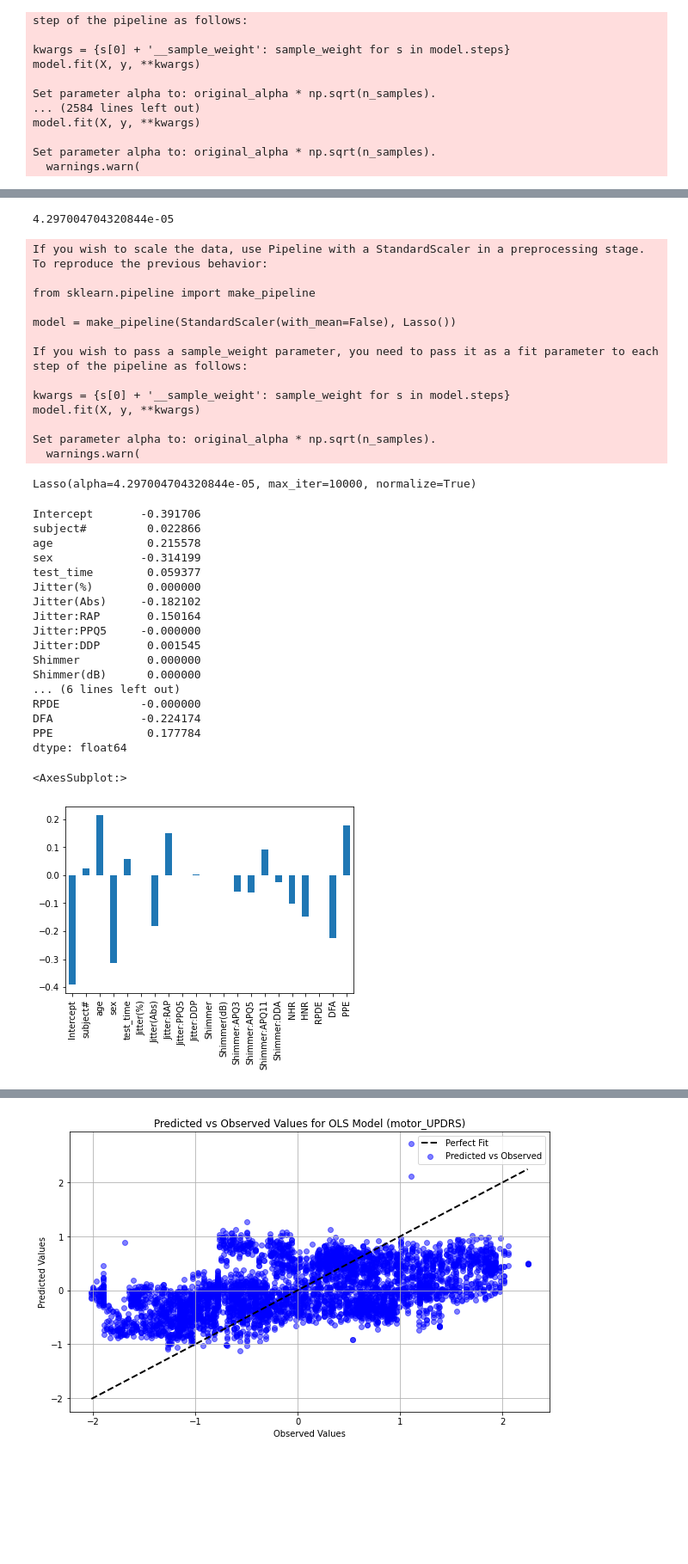
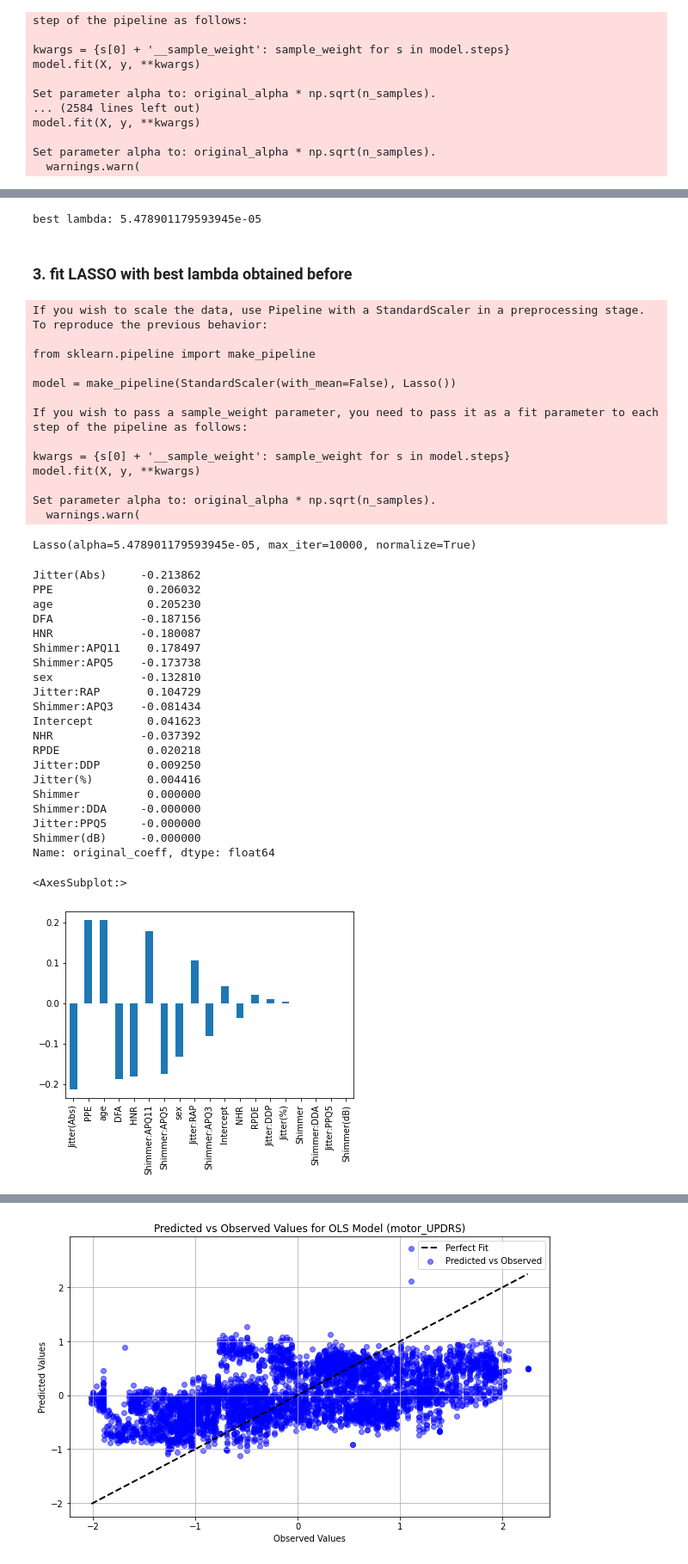
Before and after one commit to YiningMa0822/Advanced_Data_Analysis_5291, a Jupyter notebook: LASSO.ipynb, the cells around one changed output, grey strips where cells are left out. Shown at 86% size. Saved outputs shown, nothing was run; the diff lists cells and outputs as text; code cells hidden in the pictures; blank space fills up the shorter version.

Commit message:
Drop "subject" and "test_time", and add comments

```diff
--- a/LASSO.ipynb
+++ b/LASSO.ipynb
@@ -10,9 +10,9 @@ import statsmodels.stats.api as sms
 # %%
 # load data
 os.chdir('C:/Users/Mayin\Documents/1GRADUATE/1. Study/2. 24Spring/5291 Aadvanced Statistical Analysis/5291 Project/')
-x_train = pd.read_csv('x_train_scale.csv')
+x_train = pd.read_csv('x_train_scale.csv').drop(['test_time', 'subject#'], axis=1)
 y_train = pd.read_csv('y_train_scale.csv')
-x_test = pd.read_csv('x_test_scale.csv')
+x_test = pd.read_csv('x_test_scale.csv').drop(['test_time', 'subject#'], axis=1)
 y_test = pd.read_csv('y_test_scale.csv')
 # %%
 # data summary
@@ -300,9 +298,11 @@ Set parameter alpha to: original_alpha * np.sqrt(n_samples).
 # %%
 # best lambda
 lasso_best_alpha = lasso_cv.alpha_
-print(lasso_best_alpha)
+print("best lambda:", lasso_best_alpha)
 # %% [output]
-4.297004704320844e-05
+best lambda: 5.478901179593945e-05
+# %% [markdown]
+### 3. fit LASSO with best lambda obtained before
 # %%
 # LASSO modeling with best lambda
 lasso = Lasso(alpha=lasso_best_alpha, normalize=True, max_iter=10000)
@@ -321,32 +321,43 @@ model.fit(X, y, **kwargs)
 
 Set parameter alpha to: original_alpha * np.sqrt(n_samples).
   warnings.warn(
-Lasso(alpha=4.297004704320844e-05, max_iter=10000, normalize=True)
+Lasso(alpha=5.478901179593945e-05, max_iter=10000, normalize=True)
 # %%
 # return coefficients
 lasso_coeff = pd.Series(index=['Intercept'] + x_train.columns.tolist(), data=[lasso.intercept_] + lasso.coef_.tolist())
-print(lasso_coeff)
+df = pd.DataFrame({
+    'original_coeff': lasso_coeff,
+    'abs_coeff': lasso_coeff.abs()
+})
+
+sorted_lasso_coeff = df.sort_values(by='abs_coeff', ascending=False)['original_coeff']
+
+print(sorted_lasso_coeff)
+# 按照绝对值从打到小排列，越靠前越重要
 # %% [output]
-Intercept       -0.391706
-subject#         0.022866
-age              0.215578
-sex             -0.314199
-test_time        0.059377
-Jitter(%)        0.000000
-Jitter(Abs)     -0.182102
-Jitter:RAP       0.150164
+Jitter(Abs)     -0.213862
+PPE              0.206032
+age              0.205230
+DFA             -0.187156
+HNR             -0.180087
+Shimmer:APQ11    0.178497
+Shimmer:APQ5    -0.173738
+sex             -0.132810
+Jitter:RAP       0.104729
+Shimmer:APQ3    -0.081434
+Intercept        0.041623
+NHR             -0.037392
+RPDE             0.020218
+Jitter:DDP       0.009250
+Jitter(%)        0.004416
+Shimmer          0.000000
+Shimmer:DDA     -0.000000
 Jitter:PPQ5     -0.000000
-Jitter:DDP       0.001545
-Shimmer          0.000000
-Shimmer(dB)      0.000000
-... (6 lines left out)
-RPDE            -0.000000
-DFA             -0.224174
-PPE              0.177784
-dtype: float64
+Shimmer(dB)     -0.000000
+Name: original_coeff, dtype: float64
 # %%
 # plot importance
-lasso_coeff.plot(kind='bar')
+sorted_lasso_coeff.plot(kind='bar')
 # %% [output]
 <AxesSubplot:>
-[figure, old version]
+[figure, new version]
```
Also changed, not shown: parts of 31 cells of this notebook.
